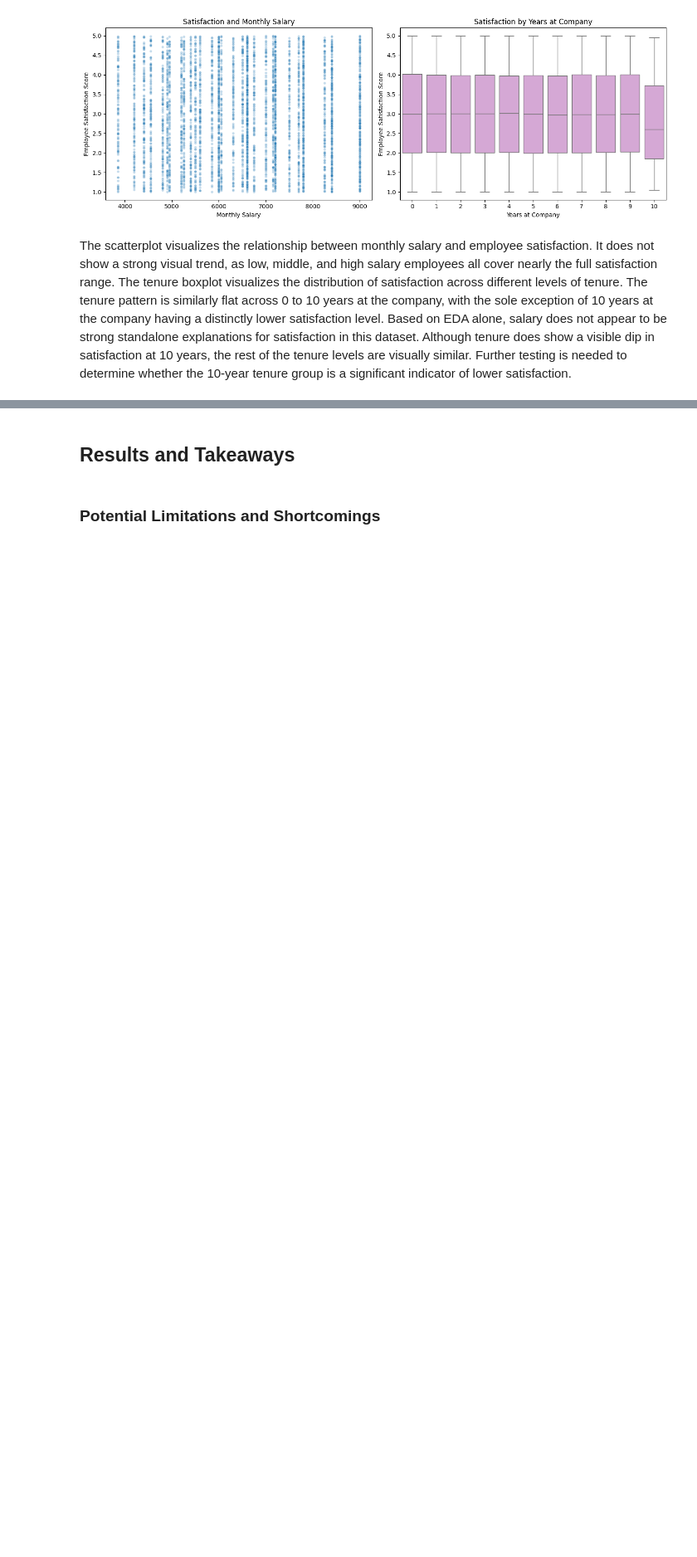
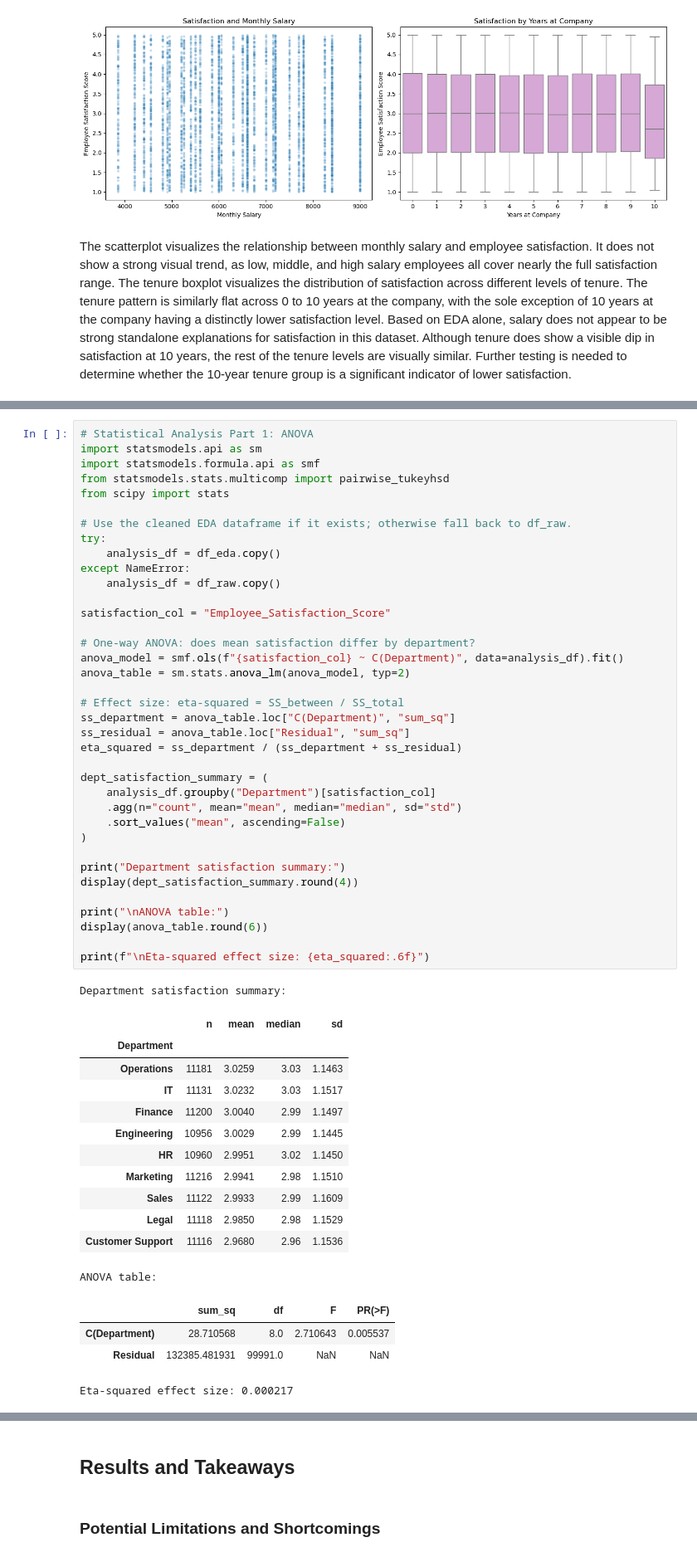
Before and after one commit to roxybehj/Math189_Group7, a Jupyter notebook: final_project.ipynb, the cells around one changed output, grey strips where cells are left out. Shown at 83% size. Drawn from its saved outputs; the diff is of its cells as text; blank space fills up the shorter version.

```diff
--- a/final_project.ipynb
+++ b/final_project.ipynb
@@ -526,0 +529,55 @@ The scatterplot visualizes the relationship between monthly salary and employee
+# %%
+# Statistical Analysis Part 1: ANOVA
+import statsmodels.api as sm
+import statsmodels.formula.api as smf
+from statsmodels.stats.multicomp import pairwise_tukeyhsd
+from scipy import stats
+
+# Use the cleaned EDA dataframe if it exists; otherwise fall back to df_raw.
+try:
+    analysis_df = df_eda.copy()
+except NameError:
+    analysis_df = df_raw.copy()
+
+satisfaction_col = "Employee_Satisfaction_Score"
+
+# One-way ANOVA: does mean satisfaction differ by department?
+anova_model = smf.ols(f"{satisfaction_col} ~ C(Department)", data=analysis_df).fit()
+anova_table = sm.stats.anova_lm(anova_model, typ=2)
+
+# Effect size: eta-squared = SS_between / SS_total
+ss_department = anova_table.loc["C(Department)", "sum_sq"]
+ss_residual = anova_table.loc["Residual", "sum_sq"]
+eta_squared = ss_department / (ss_department + ss_residual)
+
+dept_satisfaction_summary = (
+    analysis_df.groupby("Department")[satisfaction_col]
+    .agg(n="count", mean="mean", median="median", sd="std")
+    .sort_values("mean", ascending=False)
+)
+
+print("Department satisfaction summary:")
+display(dept_satisfaction_summary.round(4))
+
+print("\nANOVA table:")
+display(anova_table.round(6))
+
+print(f"\nEta-squared effect size: {eta_squared:.6f}")
+# %% [output]
+Department satisfaction summary:
+|  | n | mean | median | sd |
+| Department |  |  |  |  |
+| Operations | 11181 | 3.0259 | 3.03 | 1.1463 |
+| IT | 11131 | 3.0232 | 3.03 | 1.1517 |
+| Finance | 11200 | 3.0040 | 2.99 | 1.1497 |
+| Engineering | 10956 | 3.0029 | 2.99 | 1.1445 |
+| HR | 10960 | 2.9951 | 3.02 | 1.1450 |
+| Marketing | 11216 | 2.9941 | 2.98 | 1.1510 |
+| Sales | 11122 | 2.9933 | 2.99 | 1.1609 |
+| Legal | 11118 | 2.9850 | 2.98 | 1.1529 |
+| Customer Support | 11116 | 2.9680 | 2.96 | 1.1536 |
+ANOVA table:
+|  | sum_sq | df | F | PR(>F) |
+| C(Department) | 28.710568 | 8.0 | 2.710643 | 0.005537 |
+| Residual | 132385.481931 | 99991.0 | NaN | NaN |
+Eta-squared effect size: 0.000217
```
Also changed, not shown: parts of 13 cells of this notebook.
